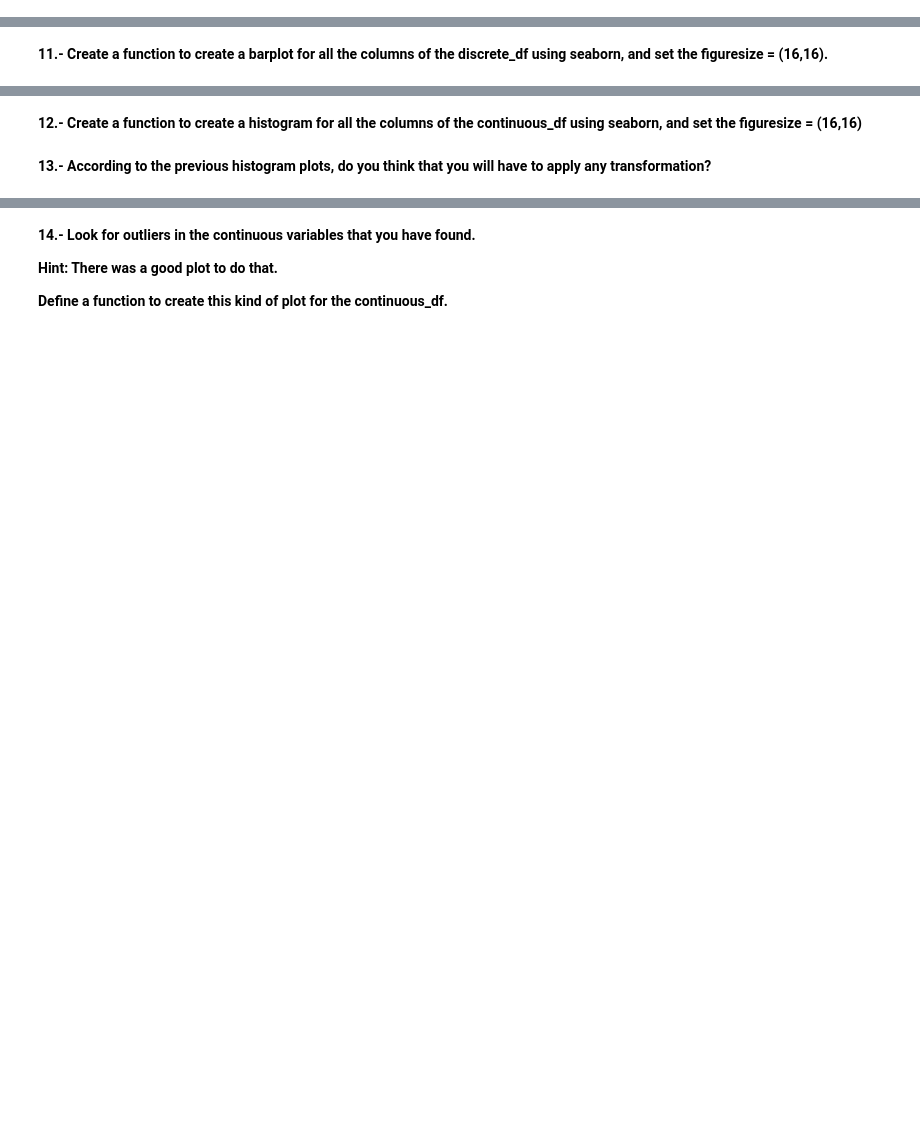
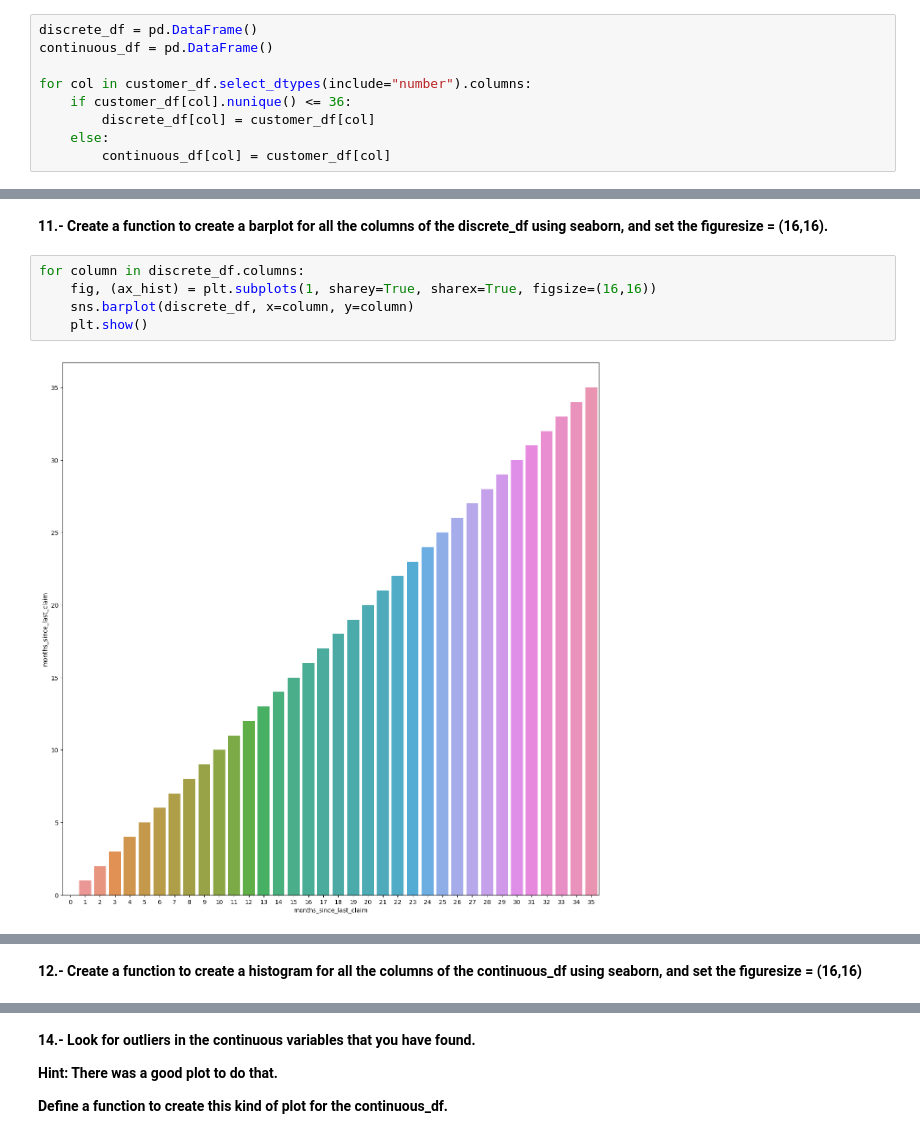
Before and after one commit to marina-lc16/lab-cleaning-numerical-data, a Jupyter notebook: Lab_cleaning_numerical_data.ipynb, the cells around one changed output, grey strips where cells are left out. Saved outputs shown, nothing was run; the diff lists cells and outputs as text; blank space fills up the shorter version.

```diff
--- a/Lab_cleaning_numerical_data.ipynb
+++ b/Lab_cleaning_numerical_data.ipynb
@@ -272,0 +212,9 @@ Numerical discrete columns
+# %%
+discrete_df = pd.DataFrame()
+continuous_df = pd.DataFrame()
+
+for col in customer_df.select_dtypes(include="number").columns:
+    if customer_df[col].nunique() <= 36:
+        discrete_df[col] = customer_df[col]
+    else:
+        continuous_df[col] = customer_df[col]
@@ -273,2 +239,9 @@ Numerical discrete columns
 # %% [markdown]
 **11.- Create a function to create a barplot for all the columns of the discrete_df using seaborn, and set the figuresize = (16,16).**
+# %%
+for column in discrete_df.columns:
+    fig, (ax_hist) = plt.subplots(1, sharey=True, sharex=True, figsize=(16,16))
+    sns.barplot(discrete_df, x=column, y=column)
+    plt.show()
+# %% [output]
+[figure, added]
@@ -275,4 +250,2 @@ Numerical discrete columns
 # %% [markdown]
 **12.- Create a function to create a histogram for all the columns of the continuous_df using seaborn, and set the figuresize = (16,16)**
-# %% [markdown]
-**13.- According to the previous histogram plots, do you think that you will have to apply any transformation?**
```
Also changed, not shown: parts of 30 cells of this notebook.
